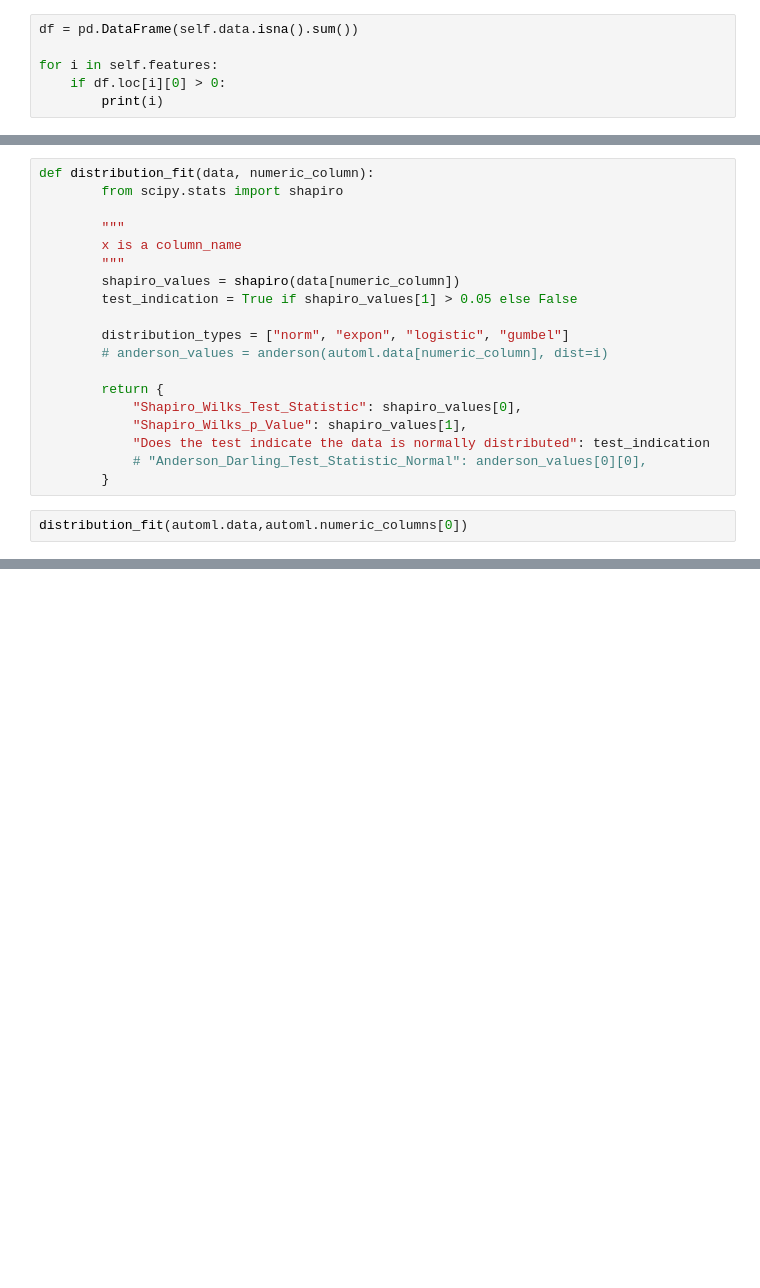
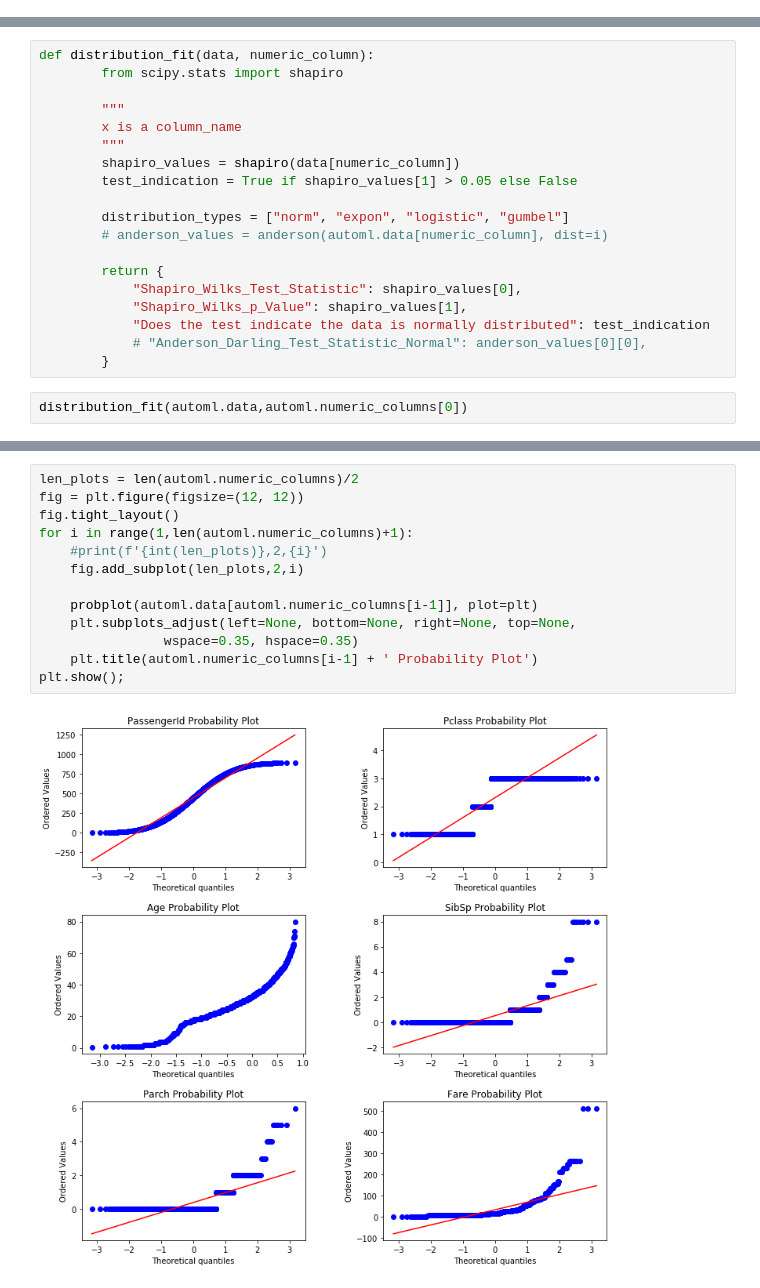
Before and after one commit to crawftv/crawto, a Jupyter notebook: CrawtoML.ipynb, the cells around one changed output, grey strips where cells are left out. Drawn from its saved outputs; the diff is of its cells as text; blank space fills up the shorter version.

```diff
--- a/CrawtoML.ipynb
+++ b/CrawtoML.ipynb
@@ -157,9 +193,3 @@ automl = CrawtoML(
 )
 # %% [output]
 ValueError: could not convert string to float: 'C85'
-# %%
-df = pd.DataFrame(self.data.isna().sum())
-
-for i in self.features:
-    if df.loc[i][0] > 0:
-        print(i)
@@ -219,0 +301,15 @@ automl.numeric_columns[0]
+# %%
+len_plots = len(automl.numeric_columns)/2
+fig = plt.figure(figsize=(12, 12))
+fig.tight_layout()
+for i in range(1,len(automl.numeric_columns)+1):
+    #print(f'{int(len_plots)},2,{i}')
+    fig.add_subplot(len_plots,2,i)
+
+    probplot(automl.data[automl.numeric_columns[i-1]], plot=plt)
+    plt.subplots_adjust(left=None, bottom=None, right=None, top=None,
+                wspace=0.35, hspace=0.35)
+    plt.title(automl.numeric_columns[i-1] + ' Probability Plot')
+plt.show();
+# %% [output]
+[figure, added]
```
Also changed, not shown: parts of 17 cells of this notebook.
